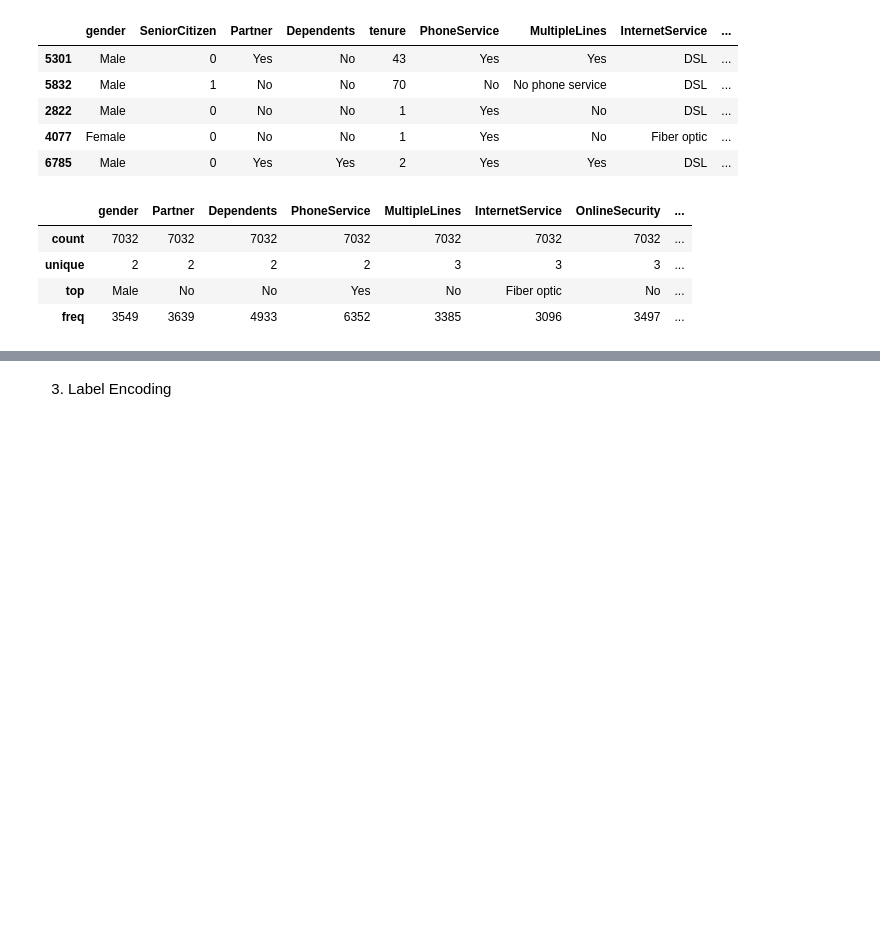
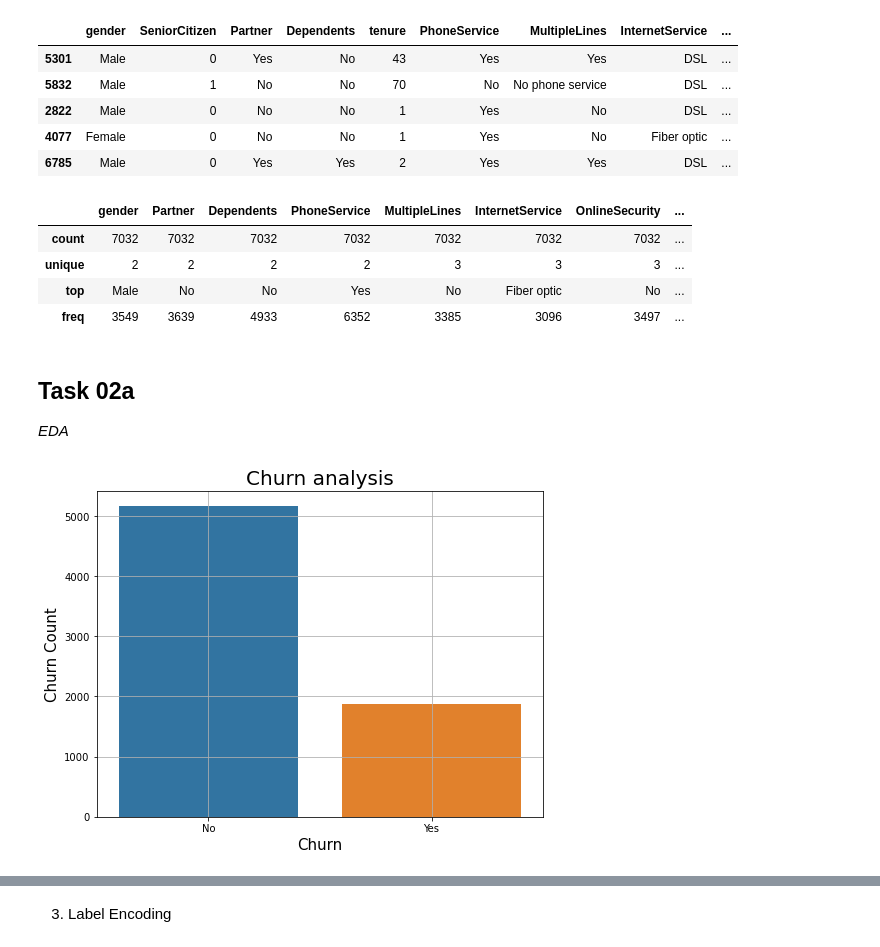
Before and after one commit to FlareWings/mlflow-main-project, a Jupyter notebook: main.ipynb, the cells around one changed output, grey strips where cells are left out. Saved outputs shown, nothing was run; the diff lists cells and outputs as text; code cells hidden in the pictures; blank space fills up the shorter version.

```diff
--- a/main.ipynb
+++ b/main.ipynb
@@ -187,3 +187,18 @@ Churn_Data_01.describe(include=['object'])
 | unique | 2 | 2 | 2 | 2 | 3 | 3 | 3 | ... |
 | top | Male | No | No | Yes | No | Fiber optic | No | ... |
 | freq | 3549 | 3639 | 4933 | 6352 | 3385 | 3096 | 3497 | ... |
+# %% [markdown]
+## Task 02a
+
+*EDA*
+# %%
+# Plotting a Count Chart with Gender along the X-axis and Churn Count along the Y-axis
+plt.figure(figsize = (8,6))
+sns.countplot(x='Churn',data=Churn_Data_01)
+plt.xlabel("Churn", fontsize='15')
+plt.ylabel("Churn Count", fontsize='15')
+plt.title("Churn analysis", fontsize='20')
+plt.grid()
+plt.show()
+# %% [output]
+[figure, added]
```
Also changed, not shown: parts of 5 cells of this notebook, 1 other file.
